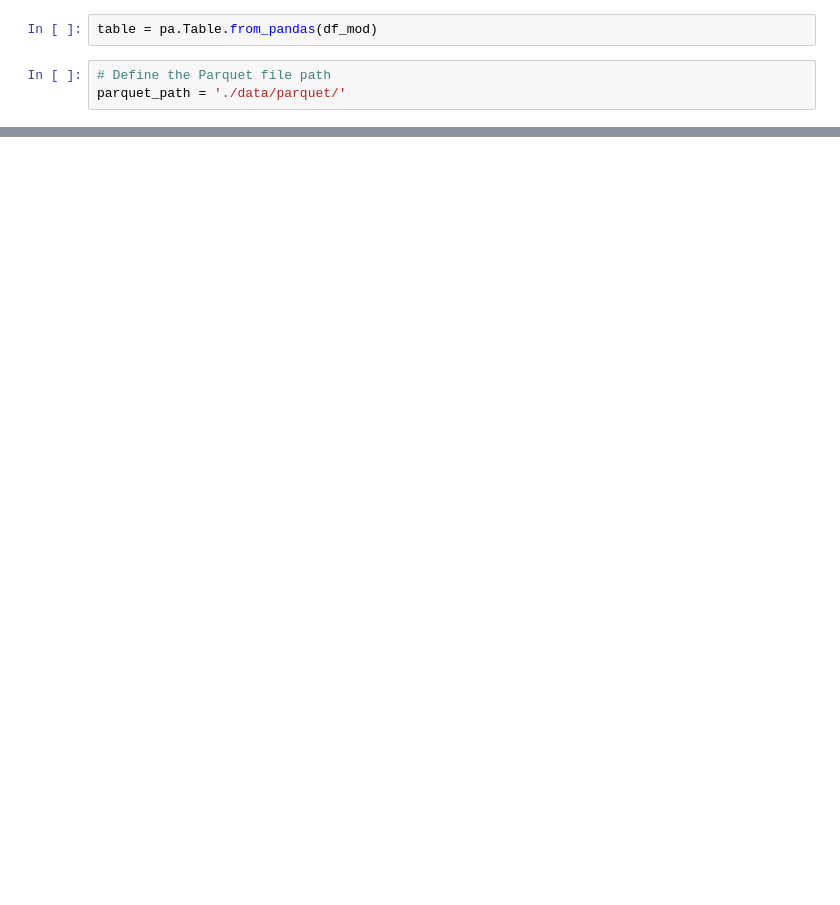
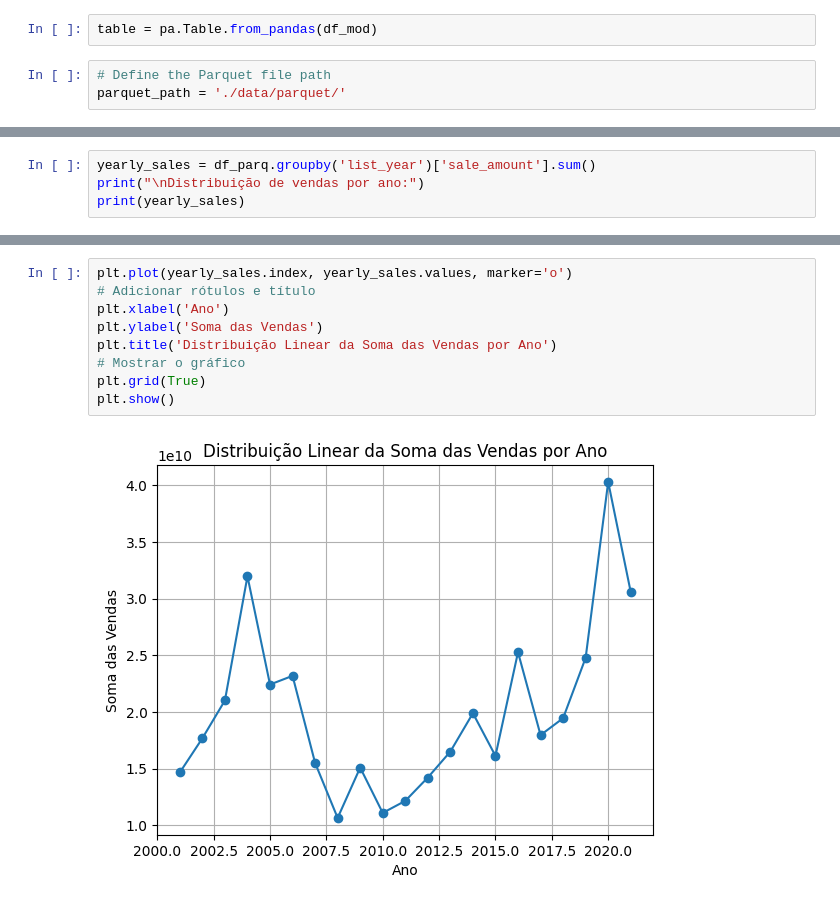
Before and after one commit to serpaulos/zoomcamp_project_2024, a Jupyter notebook: explore/explore.ipynb, the cells around one changed output, grey strips where cells are left out. Drawn from its saved outputs; the diff is of its cells as text; blank space fills up the shorter version.

```diff
--- a/explore/explore.ipynb
+++ b/explore/explore.ipynb
@@ -277,0 +283,4 @@ pq.write_to_dataset(table, root_path=parquet_path, partition_cols=['list_year'])
+# %%
+yearly_sales = df_parq.groupby('list_year')['sale_amount'].sum()
+print("\nDistribuição de vendas por ano:")
+print(yearly_sales)
@@ -277,0 +305,11 @@ pq.write_to_dataset(table, root_path=parquet_path, partition_cols=['list_year'])
+# %%
+plt.plot(yearly_sales.index, yearly_sales.values, marker='o')
+# Adicionar rótulos e título
+plt.xlabel('Ano')
+plt.ylabel('Soma das Vendas')
+plt.title('Distribuição Linear da Soma das Vendas por Ano')
+# Mostrar o gráfico
+plt.grid(True)
+plt.show()
+# %% [output]
+[figure, added]
```
Also changed, not shown: parts of 23 cells of this notebook, 31 other files.
